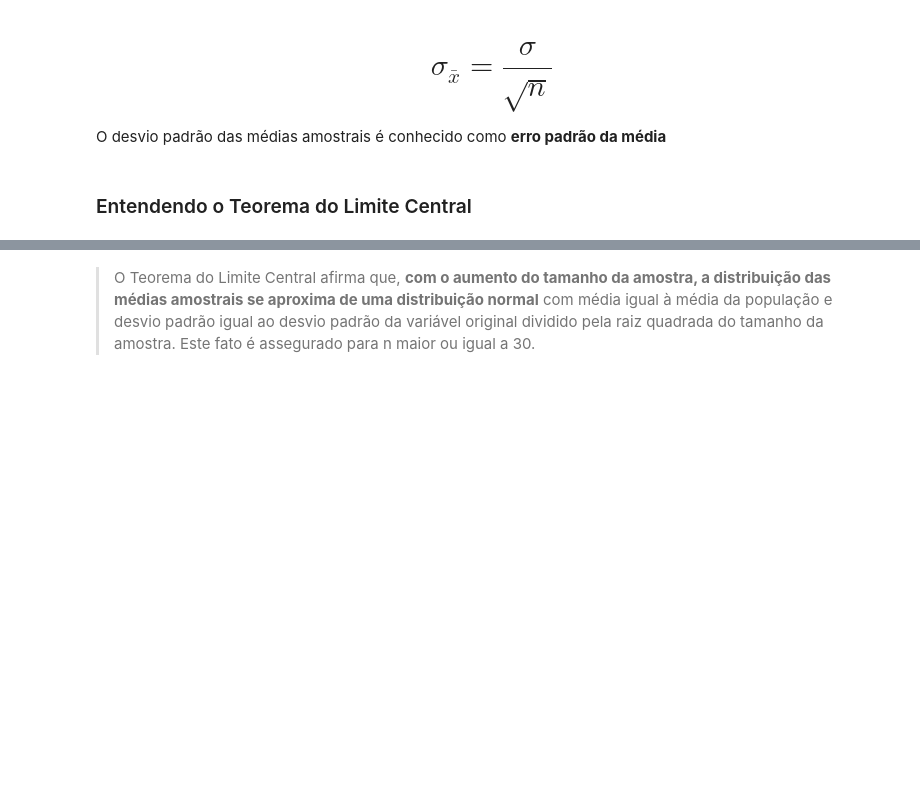
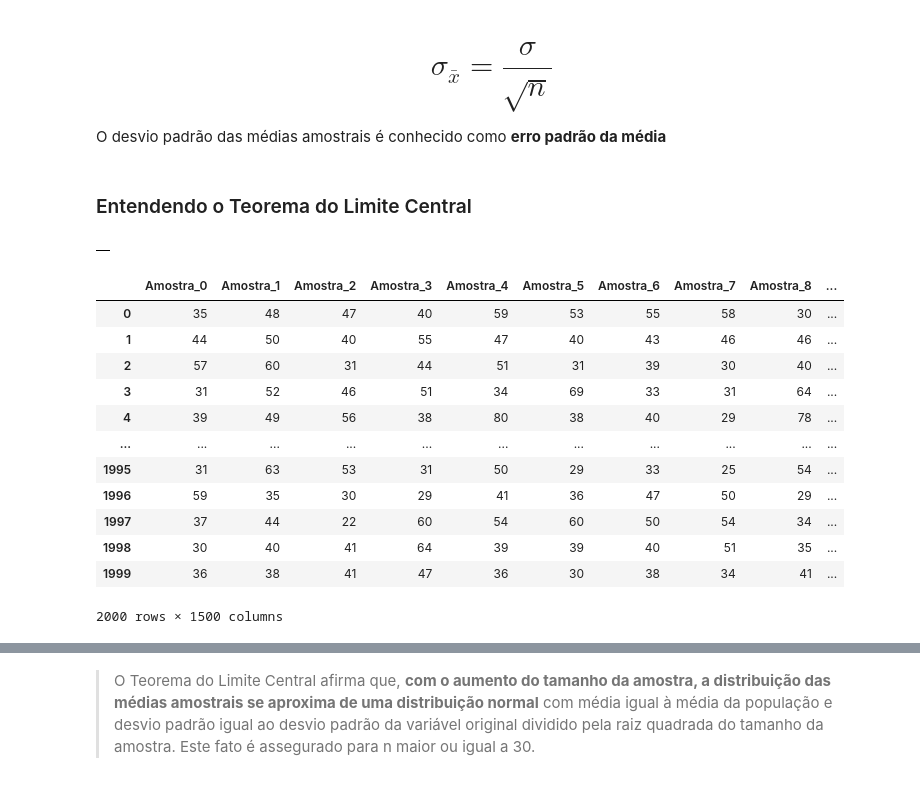
Before and after one commit to Gleis0nLemos/Estatistica_2, a Jupyter notebook: CursoDeEstatistica2.ipynb, the cells around one changed output, grey strips where cells are left out. Cells and saved outputs as stored; diff of their text form; code cells hidden in the pictures; blank space fills up the shorter version.

```diff
--- a/CursoDeEstatistica2.ipynb
+++ b/CursoDeEstatistica2.ipynb
@@ -962,0 +966,26 @@ O desvio padrão das médias amostrais é conhecido como **erro padrão da médi
+# %%
+amostras = pd.DataFrame()
+amostras
+# %% [output]
+|  |
+# %%
+for i in range(total_de_amostras):
+  _ = dados.Idade.sample(n)
+  _.index = range(0, len(_))
+  amostras['Amostra_' + str(i)] = _
+
+amostras
+# %% [output]
+|  | Amostra_0 | Amostra_1 | Amostra_2 | Amostra_3 | Amostra_4 | Amostra_5 | Amostra_6 | Amostra_7 | Amostra_8 | ... |
+| 0 | 35 | 48 | 47 | 40 | 59 | 53 | 55 | 58 | 30 | ... |
+| 1 | 44 | 50 | 40 | 55 | 47 | 40 | 43 | 46 | 46 | ... |
+| 2 | 57 | 60 | 31 | 44 | 51 | 31 | 39 | 30 | 40 | ... |
+| 3 | 31 | 52 | 46 | 51 | 34 | 69 | 33 | 31 | 64 | ... |
+| 4 | 39 | 49 | 56 | 38 | 80 | 38 | 40 | 29 | 78 | ... |
+| ... | ... | ... | ... | ... | ... | ... | ... | ... | ... | ... |
+| 1995 | 31 | 63 | 53 | 31 | 50 | 29 | 33 | 25 | 54 | ... |
+| 1996 | 59 | 35 | 30 | 29 | 41 | 36 | 47 | 50 | 29 | ... |
+| 1997 | 37 | 44 | 22 | 60 | 54 | 60 | 50 | 54 | 34 | ... |
+| 1998 | 30 | 40 | 41 | 64 | 39 | 39 | 40 | 51 | 35 | ... |
+| 1999 | 36 | 38 | 41 | 47 | 36 | 30 | 38 | 34 | 41 | ... |
+2000 rows × 1500 columns
```
Also changed, not shown: parts of 28 cells of this notebook, 1 other file.
